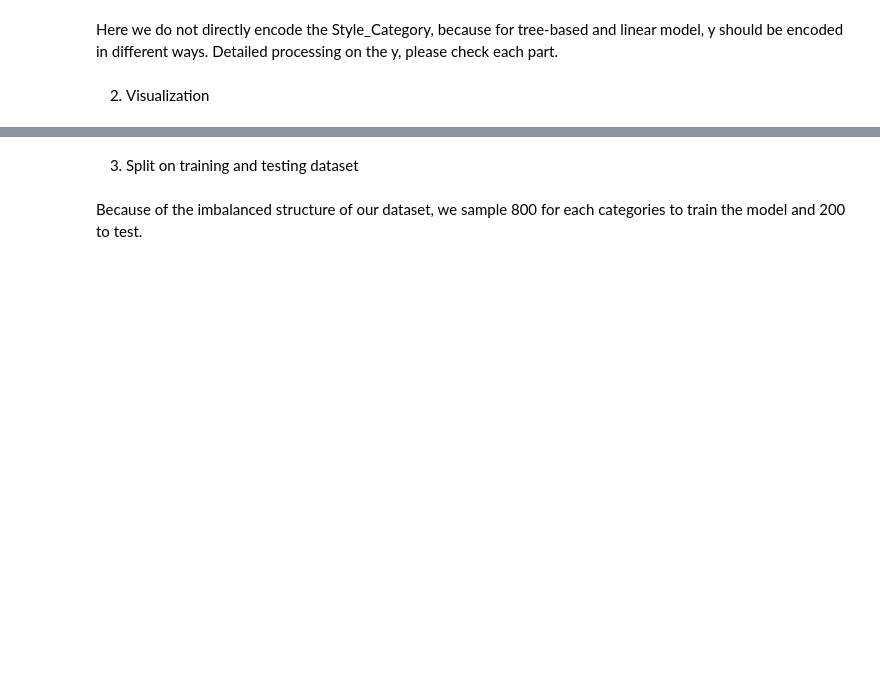
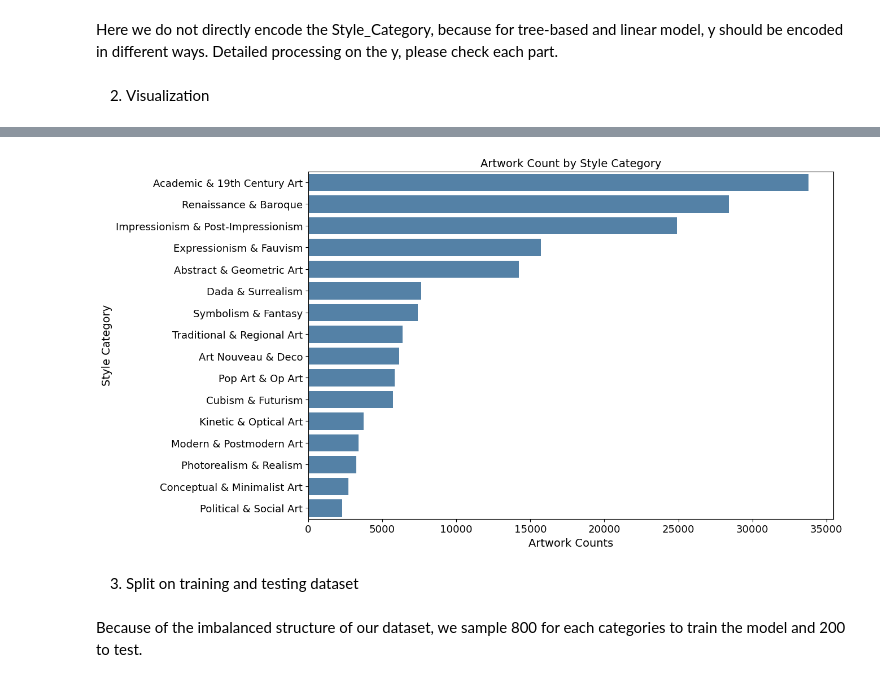
Before and after one commit to yangyuwang/painting_style_prediction, a Jupyter notebook: P2_Yangyu_Avi_Gio.ipynb, the cells around one changed output, grey strips where cells are left out. Cells and saved outputs as stored; diff of their text form; code cells hidden in the pictures; blank space fills up the shorter version.

```diff
--- a/P2_Yangyu_Avi_Gio.ipynb
+++ b/P2_Yangyu_Avi_Gio.ipynb
@@ -64,3 +93,17 @@ Here we do not directly encode the Style_Category, because for tree-based and li
+# %%
+style_counts = painting_feature["Style_Category"].value_counts().reset_index()
+style_counts.columns = ["Style_Category", "Count"]
+
+plt.figure(figsize=(12, 8))
+sns.barplot(data=style_counts, x="Count", y="Style_Category", color="steelblue")
+plt.xlabel("Artwork Counts", fontsize=14)
+plt.ylabel("Style Category", fontsize=14)
+plt.title("Artwork Count by Style Category", fontsize=14)
+plt.xticks(fontsize=13)
+plt.yticks(fontsize=13)
+plt.show()
+# %% [output]
+[figure, added]
 # %% [markdown]
 3. Split on training and testing dataset
 # %% [markdown]
```
Also changed, not shown: parts of 18 cells of this notebook.
